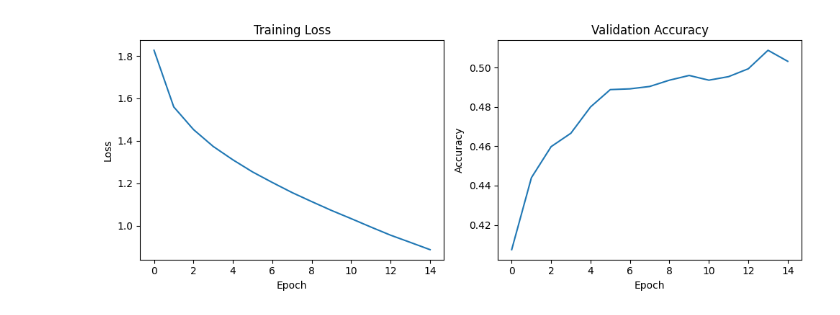
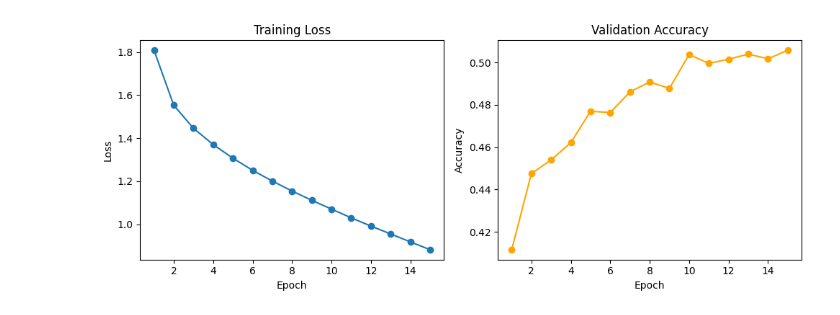
Before and after one commit to Dulavinya/EN4554_Assignment_2, a Jupyter notebook: 220380J_a02.ipynb, the cells around one changed output. Drawn from its saved outputs; the diff is of its cells as text; code cells hidden in the pictures.

```diff
--- a/220380J_a02.ipynb
+++ b/220380J_a02.ipynb
@@ -292,53 +346,75 @@ verify_gradients(mlp, x_s, y_s)
 # %%
-# ── CELL 1c: Train MLP ────────────────────────────────────────────────────
+# CELL 1c: Train MLP on flattened CIFAR-10
 
 def train_manual_mlp(mlp, train_loader, val_loader, epochs=15, lr=0.01):
+    """
+    Trains the manual MLP on flattened CIFAR-10 images using SGD.
+    Images from the DataLoader are float32; we cast them to match
+    the MLP's float64 weights before each forward pass.
+    """
+    # Infer the dtype from the first layer's weights — avoids hardcoding
+    dtype = mlp.layers[0].W.dtype
+
     history = {'train_loss': [], 'val_acc': []}
+
     for epoch in range(epochs):
-        mlp_loss = 0.0; n_batches = 0
+
+        #  Training
+        mlp_loss  = 0.0
+        n_batches = 0
+
         for imgs, labels in train_loader:
-            # Flatten: (N,3,32,32) → (N,3072)
-            x = imgs.view(imgs.size(0), -1)
+            # Flatten (N, 3, 32, 32) → (N, 3072) and cast to float64
+            # reshape() handles non-contiguous tensors; view() can fail on them
+            x = imgs.reshape(imgs.size(0), -1).to(dtype=dtype)
+
             loss, _ = mlp.forward(x, labels)
             mlp.backward()
-            # SGD step: θ ← θ − lr · ∂L/∂θ
+
+            # SGD update: θ ← θ − lr · ∂L/∂θ
             with torch.no_grad():
                 for param, grad in mlp.parameters():
                     param -= lr * grad
-                    grad.zero_()
-            mlp_loss += loss.item(); n_batches += 1
+                    grad.zero_()          # clear for next batch
+
+            mlp_loss  += loss.item()
+            n_batches += 1
 
         avg_loss = mlp_loss / n_batches
-        # Compute validation accuracy manually
-        correct = total = 0
-        for imgs, labels in val_loader:
-            x = imgs.view(imgs.size(0), -1)
-            _, logits = mlp.forward(x, labels)
-            correct += (logits.argmax(1) == labels).sum().item()
-            total   += labels.size(0)
+
+        # Validation
+        correct = 0
+        total   = 0
+
+        with torch.no_grad():
+            for imgs, labels in val_loader:
+                x = imgs.reshape(imgs.size(0), -1).to(dtype=dtype)
+                _, logits = mlp.forward(x, labels)
+                correct  += (logits.argmax(1) == labels).sum().item()
+                total    += labels.size(0)
+
         val_acc = correct / total
         history['train_loss'].append(avg_loss)
         history['val_acc'].append(val_acc)
         print(f"Epoch {epoch+1:2d}  loss={avg_loss:.4f}  val_acc={val_acc:.3f}")
+
     return history
 
-mlp_1c = MLP([3072, 512, 256, 10])
+
+# Run
+torch.manual_seed(SEED)
+mlp_1c  = MLP([3072, 512, 256, 10])
 hist_1c = train_manual_mlp(mlp_1c, train_loader, val_loader, epochs=15, lr=0.01)
 
-# Plot results
+# Plot
 fig, (ax1, ax2) = plt.subplots(1, 2, figsize=(10, 4))
-ax1.plot(hist_1c['train_loss']); ax1.set_title('Training Loss')
-ax1.set_xlabel('Epoch'); ax1.set_ylabel('Loss')
-ax2.plot(hist_1c['val_acc']);   ax2.set_title('Validation Accuracy')
-ax2.set_xlabel('Epoch'); ax2.set_ylabel('Accuracy')
+
+ax1.plot(range(1, 16), hist_1c['train_loss'], marker='o')
+ax1.set_title('Training Loss');     ax1.set_xlabel('Epoch'); ax1.set_ylabel('Loss')
+
+ax2.plot(range(1, 16), hist_1c['val_acc'], marker='o', color='orange')
+ax2.set_title('Validation Accuracy'); ax2.set_xlabel('Epoch'); ax2.set_ylabel('Accuracy')
+
 plt.tight_layout(); plt.show()
-print(f"Final val accuracy: {hist_1c['val_acc'][-1]:.3%}")
-
-"""
-INTERPRETATION: A 3-layer MLP on flattened 32×32 images (~3k inputs) lacks
-the spatial inductive bias of CNNs. Expect ~45–50% validation accuracy.
-Loss should decrease smoothly; if it plateaus early, try a lower LR or
-momentum. MLP performance is capped because permuting pixels doesn't affect
-the network — it has no notion of local structure.
-"""
+print(f"Final validation accuracy: {hist_1c['val_acc'][-1]:.3%}")
 # %% [output]
@@ -360 +436 @@ Epoch 15  loss=0.8870  val_acc=0.503
-[figure, old version]
+[figure, new version]
```
Also changed, not shown: parts of 17 cells of this notebook.
